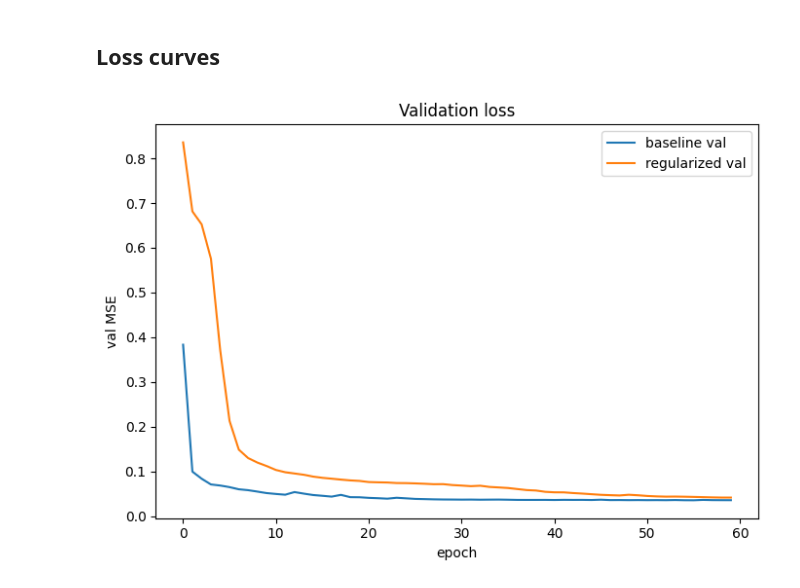
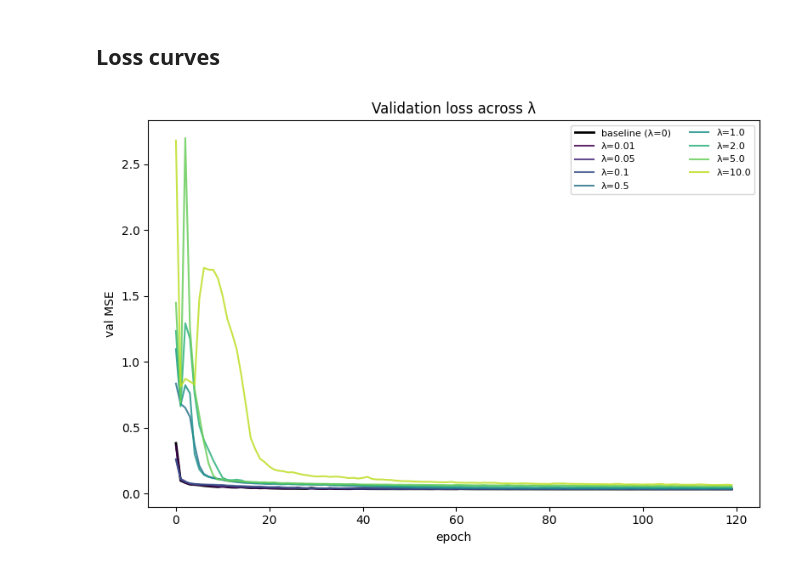
Before and after one commit to finner0203/Semivariogram-Experiment-for-Temperature-Downscaling-Prediction, a Jupyter notebook: unet_semivariogram_experiment.ipynb, the cells around one changed output. Cells and saved outputs as stored; diff of their text form; code cells hidden in the pictures.

```diff
--- a/unet_semivariogram_experiment.ipynb
+++ b/unet_semivariogram_experiment.ipynb
@@ -263,7 +265,7 @@ def train_model(lam=0.0, epochs=150, lr=1e-3, n_pairs=3000, batch_size=16, seed=
 ### Run 1 — baseline (MSE only)
 # %%
 print("Training BASELINE (MSE only)...")
-model_base, hist_base = train_model(lam=0.0, epochs=60)
+model_base, hist_base = train_model(lam=0.0, epochs=120)
 # %% [output]
 Training BASELINE (MSE only)...
   ep   0  train 0.7763  val 0.3832
@@ -275,6 +279,10 @@ Training BASELINE (MSE only)...
 `lam` (λ) weights the penalty. Its scale needs tuning; start modest so the MSE
 term still dominates early. 	odo: sweep λ on the full dataset.
 # %%
-LAMBDA = 0.05
-print(f"Training REGULARIZED (MSE + {LAMBDA} * semivariogram)...")
-model_reg, hist_reg = train_model(lam=LAMBDA, epochs=60)
+LAMBDA = [0.01, 0.05, 0.1, 0.5, 1, 2, 5, 10]
+
+models = {}
+hists  = {}
+for L in LAMBDA:
+    print(f"Training REGULARIZED (MSE + {L} * semivariogram)...")
+    models[L], hists[L] = train_model(lam=L, epochs=120)
@@ -373,13 +437,19 @@ plt.tight_layout(); plt.show()
 # %% [markdown]
 ## Loss curves
 # %%
-plt.figure(figsize=(7, 5))
-plt.plot(hist_base["val"], label="baseline val")
-plt.plot(hist_reg["val"], label="regularized val")
-plt.xlabel("epoch"); plt.ylabel("val MSE"); plt.legend()
-plt.title("Validation loss"); plt.tight_layout(); plt.show()
+plt.figure(figsize=(8, 5.5))
+plt.plot(hist_base["val"], label="baseline (λ=0)", color="k", lw=2)
+
+LAMBDAS = [0.01, 0.05, 0.1, 0.5, 1.0, 2.0, 5.0, 10.0]
+cmap = plt.cm.viridis(np.linspace(0, 0.9, len(LAMBDAS)))
+for c, L in zip(cmap, LAMBDAS):
+    plt.plot(hists[L]["val"], color=c, alpha=0.85, label=f"λ={L}")
+
+plt.xlabel("epoch"); plt.ylabel("val MSE")
+plt.title("Validation loss across λ")
+plt.legend(fontsize=8, ncol=2); plt.tight_layout(); plt.show()
 # %% [output]
-[figure, old version]
+[figure, new version]
 # %%
 # ======================================================================
 # Deploy trained models on UNSEEN (out-of-distribution) test sets
```
Also changed, not shown: parts of 10 cells of this notebook, 1 other file.
